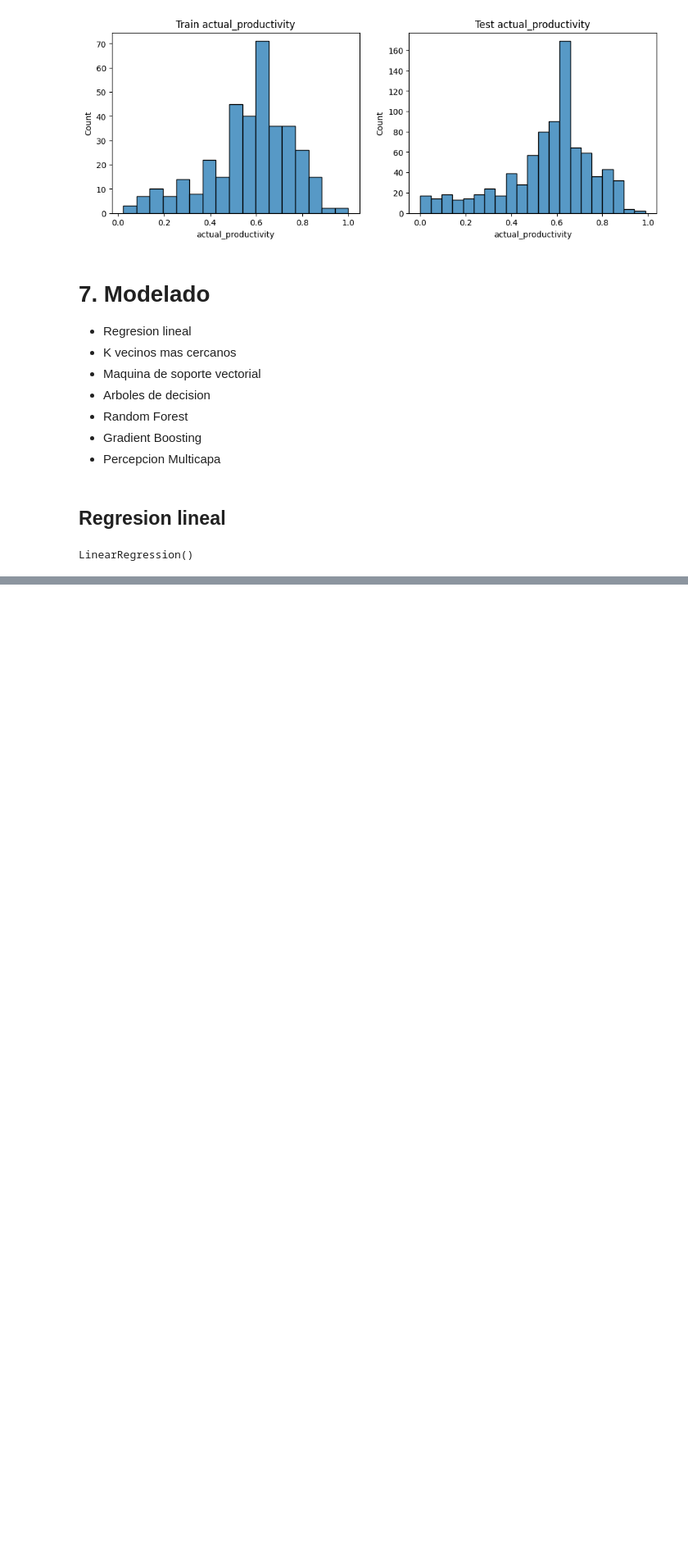
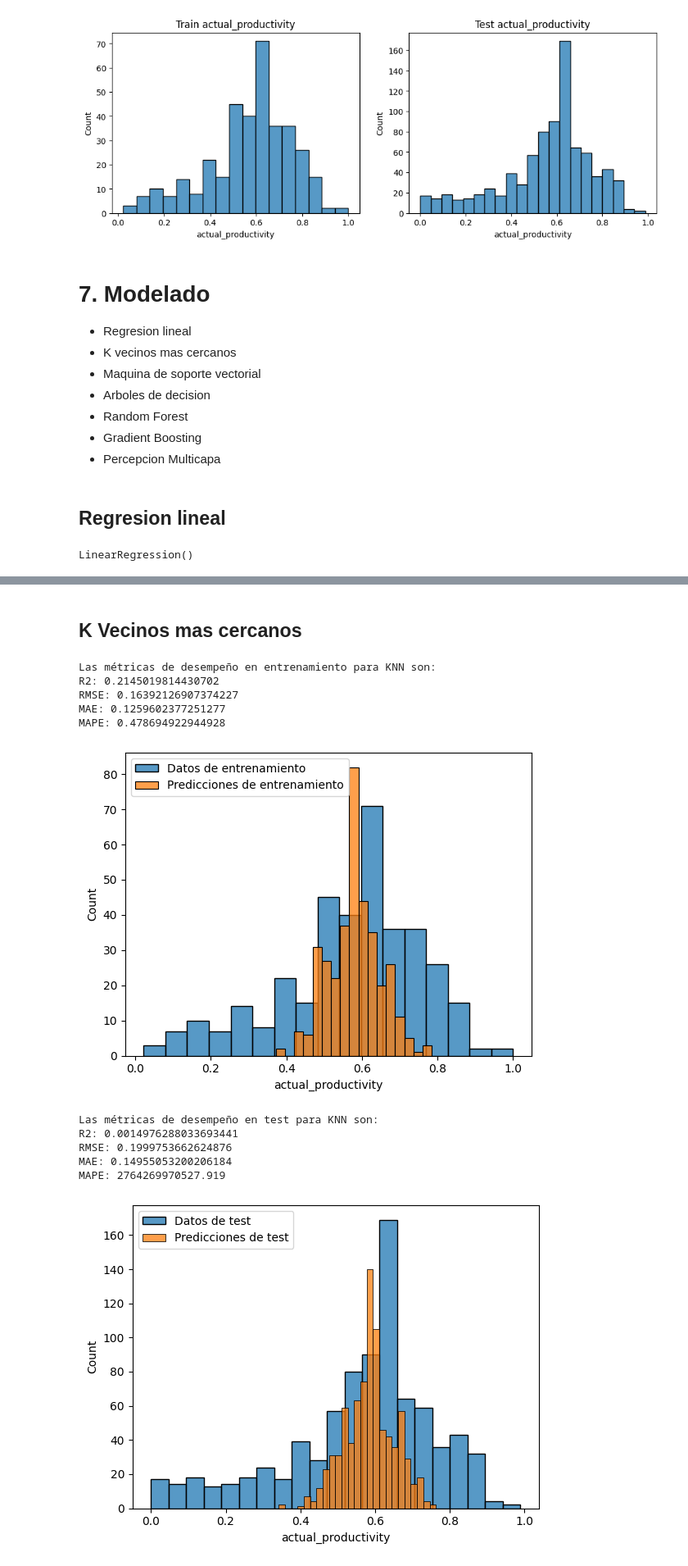
Before and after one commit to DavidBetancurRamirez/ComputacionCientifica, a Jupyter notebook: regresion/regresion_clase.ipynb, the cells around one changed output, grey strips where cells are left out. Shown at 82% size. Drawn from its saved outputs; the diff is of its cells as text; code cells hidden in the pictures; blank space fills up the shorter version.

```diff
--- a/regresion/regresion_clase.ipynb
+++ b/regresion/regresion_clase.ipynb
@@ -436,0 +478,3 @@ np.float64(0.0034566363233409225)
+# %%
+modelo_2_final = reg_2.best_estimator_
+modelo_2_final
@@ -436,0 +651,18 @@ np.float64(0.0034566363233409225)
+# %% [markdown]
+## K Vecinos mas cercanos
+# %%
+pred_train_2, pred_test_2, y_train_des, y_test_des = predecir_y_desescalar(modelo_2_final, X_train, X_test, y_train, y_test, y)
+mostrar_metricas(y_train_des, pred_train_2, y_test_des, pred_test_2, nombre_modelo="KNN")
+# %% [output]
+Las métricas de desempeño en entrenamiento para KNN son:
+R2: 0.2145019814430702
+RMSE: 0.16392126907374227
+MAE: 0.1259602377251277
+MAPE: 0.478694922944928
+[figure, added]
+Las métricas de desempeño en test para KNN son:
+R2: 0.0014976288033693441
+RMSE: 0.1999753662624876
+MAE: 0.14955053200206184
+MAPE: 2764269970527.919
+[figure, added]
```
Also changed, not shown: parts of 24 cells of this notebook.
